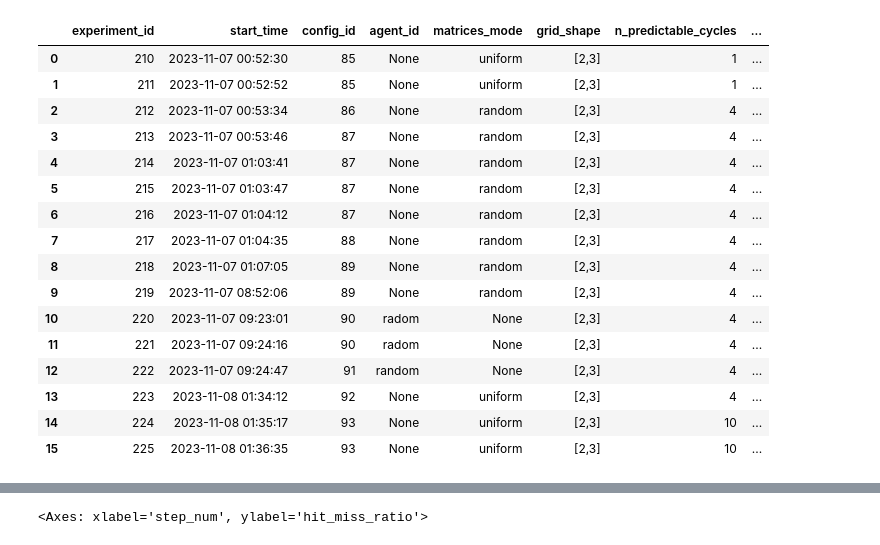
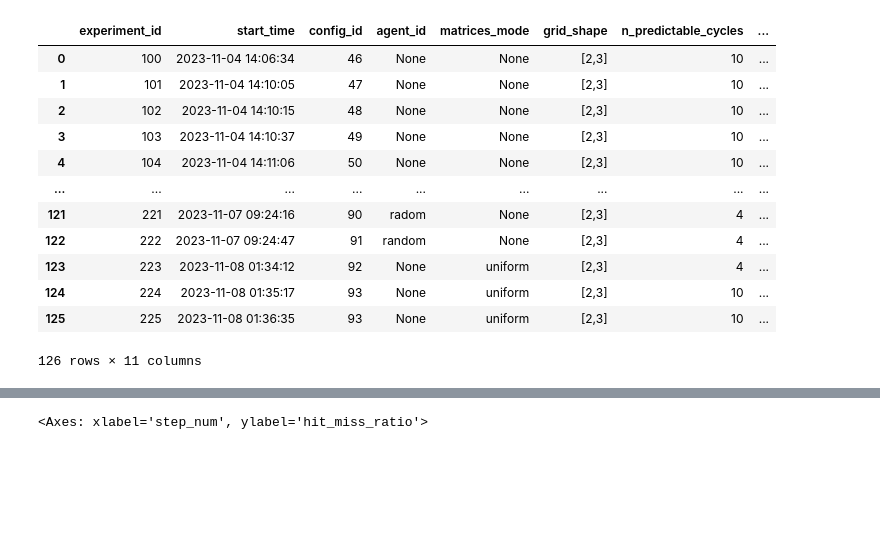
Before and after one commit to danibritods/ping_pomdp, a Jupyter notebook: analytics.ipynb, the cells around one changed output, grey strips where cells are left out. Drawn from its saved outputs; the diff is of its cells as text; code cells hidden in the pictures; blank space fills up the shorter version.

Commit message:
feat(analytics): comparing experiments

```diff
--- a/analytics.ipynb
+++ b/analytics.ipynb
@@ -71,26 +71,22 @@ def prepare_experiment_data(experiment_id):
     # Return the DataFrame with the new structure
     return df
 # %%
-experiment_ids = list(range(210,226))
+experiment_ids = list(range(100,226))
 get_experiments_details(experiment_ids)
 # %% [output]
 |  | experiment_id | start_time | config_id | agent_id | matrices_mode | grid_shape | n_predictable_cycles | ... |
-| 0 | 210 | 2023-11-07 00:52:30 | 85 | None | uniform | [2,3] | 1 | ... |
-| 1 | 211 | 2023-11-07 00:52:52 | 85 | None | uniform | [2,3] | 1 | ... |
-| 2 | 212 | 2023-11-07 00:53:34 | 86 | None | random | [2,3] | 4 | ... |
-| 3 | 213 | 2023-11-07 00:53:46 | 87 | None | random | [2,3] | 4 | ... |
-| 4 | 214 | 2023-11-07 01:03:41 | 87 | None | random | [2,3] | 4 | ... |
-| 5 | 215 | 2023-11-07 01:03:47 | 87 | None | random | [2,3] | 4 | ... |
-| 6 | 216 | 2023-11-07 01:04:12 | 87 | None | random | [2,3] | 4 | ... |
-| 7 | 217 | 2023-11-07 01:04:35 | 88 | None | random | [2,3] | 4 | ... |
-| 8 | 218 | 2023-11-07 01:07:05 | 89 | None | random | [2,3] | 4 | ... |
-| 9 | 219 | 2023-11-07 08:52:06 | 89 | None | random | [2,3] | 4 | ... |
-| 10 | 220 | 2023-11-07 09:23:01 | 90 | radom | None | [2,3] | 4 | ... |
-| 11 | 221 | 2023-11-07 09:24:16 | 90 | radom | None | [2,3] | 4 | ... |
-| 12 | 222 | 2023-11-07 09:24:47 | 91 | random | None | [2,3] | 4 | ... |
-| 13 | 223 | 2023-11-08 01:34:12 | 92 | None | uniform | [2,3] | 4 | ... |
-| 14 | 224 | 2023-11-08 01:35:17 | 93 | None | uniform | [2,3] | 10 | ... |
-| 15 | 225 | 2023-11-08 01:36:35 | 93 | None | uniform | [2,3] | 10 | ... |
+| 0 | 100 | 2023-11-04 14:06:34 | 46 | None | None | [2,3] | 10 | ... |
+| 1 | 101 | 2023-11-04 14:10:05 | 47 | None | None | [2,3] | 10 | ... |
+| 2 | 102 | 2023-11-04 14:10:15 | 48 | None | None | [2,3] | 10 | ... |
+| 3 | 103 | 2023-11-04 14:10:37 | 49 | None | None | [2,3] | 10 | ... |
+| 4 | 104 | 2023-11-04 14:11:06 | 50 | None | None | [2,3] | 10 | ... |
+| ... | ... | ... | ... | ... | ... | ... | ... | ... |
+| 121 | 221 | 2023-11-07 09:24:16 | 90 | radom | None | [2,3] | 4 | ... |
+| 122 | 222 | 2023-11-07 09:24:47 | 91 | random | None | [2,3] | 4 | ... |
+| 123 | 223 | 2023-11-08 01:34:12 | 92 | None | uniform | [2,3] | 4 | ... |
+| 124 | 224 | 2023-11-08 01:35:17 | 93 | None | uniform | [2,3] | 10 | ... |
+| 125 | 225 | 2023-11-08 01:36:35 | 93 | None | uniform | [2,3] | 10 | ... |
+126 rows × 11 columns
 # %%
 ex_255 = prepare_experiment_data(225)
 # %%
```
Also changed, not shown: parts of 7 cells of this notebook.
